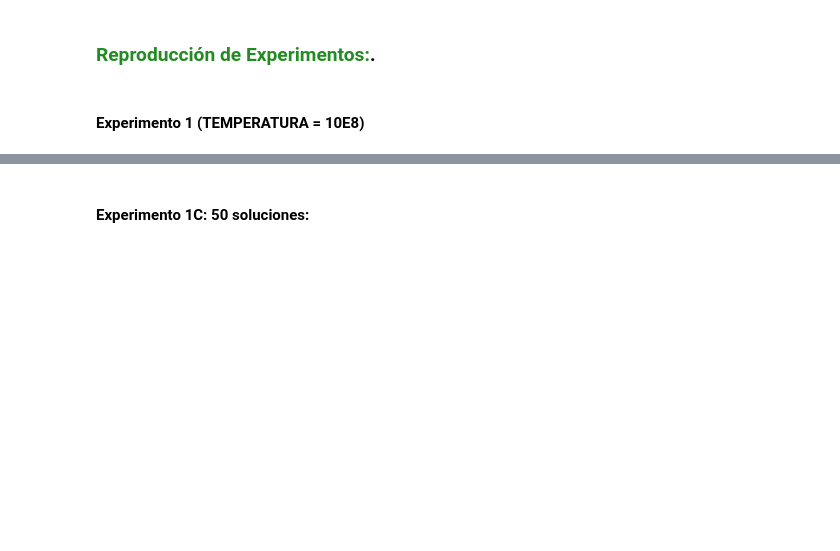
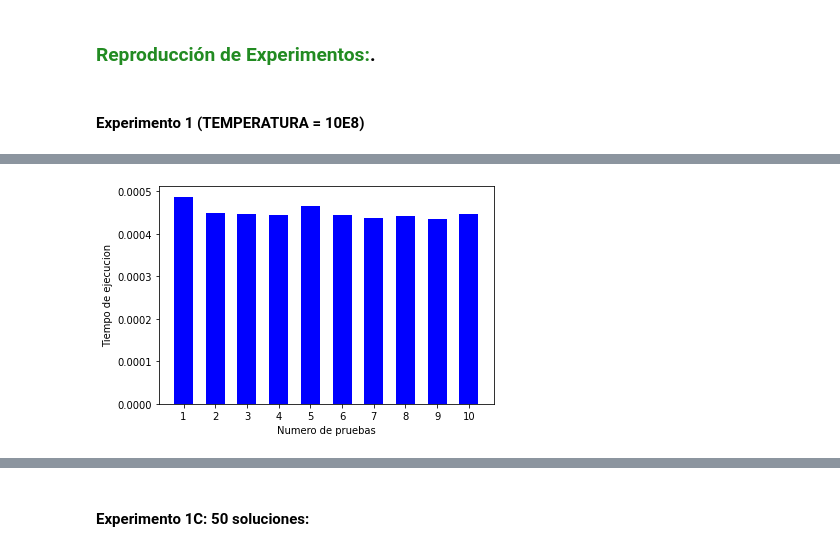
Before and after one commit to IC-3002/ic-3002-2020ii-p2-pseint, a Jupyter notebook: Cuaderno_Proyecto2.ipynb, the cells around one changed output, grey strips where cells are left out. Drawn from its saved outputs; the diff is of its cells as text; code cells hidden in the pictures; blank space fills up the shorter version.

```diff
--- a/Cuaderno_Proyecto2.ipynb
+++ b/Cuaderno_Proyecto2.ipynb
@@ -213,0 +220,6 @@ from additional_functions import *
+# %%
+resultado = calcular_tiempos_sa(10, 'Alajuela', 10e8, 0.60)
+tiempo_sa_10e8_60 = resultado[0]
+sol_sa_10e8_60 = resultado[1]
+# %% [output]
+[figure, added]
```
Also changed, not shown: parts of 15 cells of this notebook, 1 other file.
